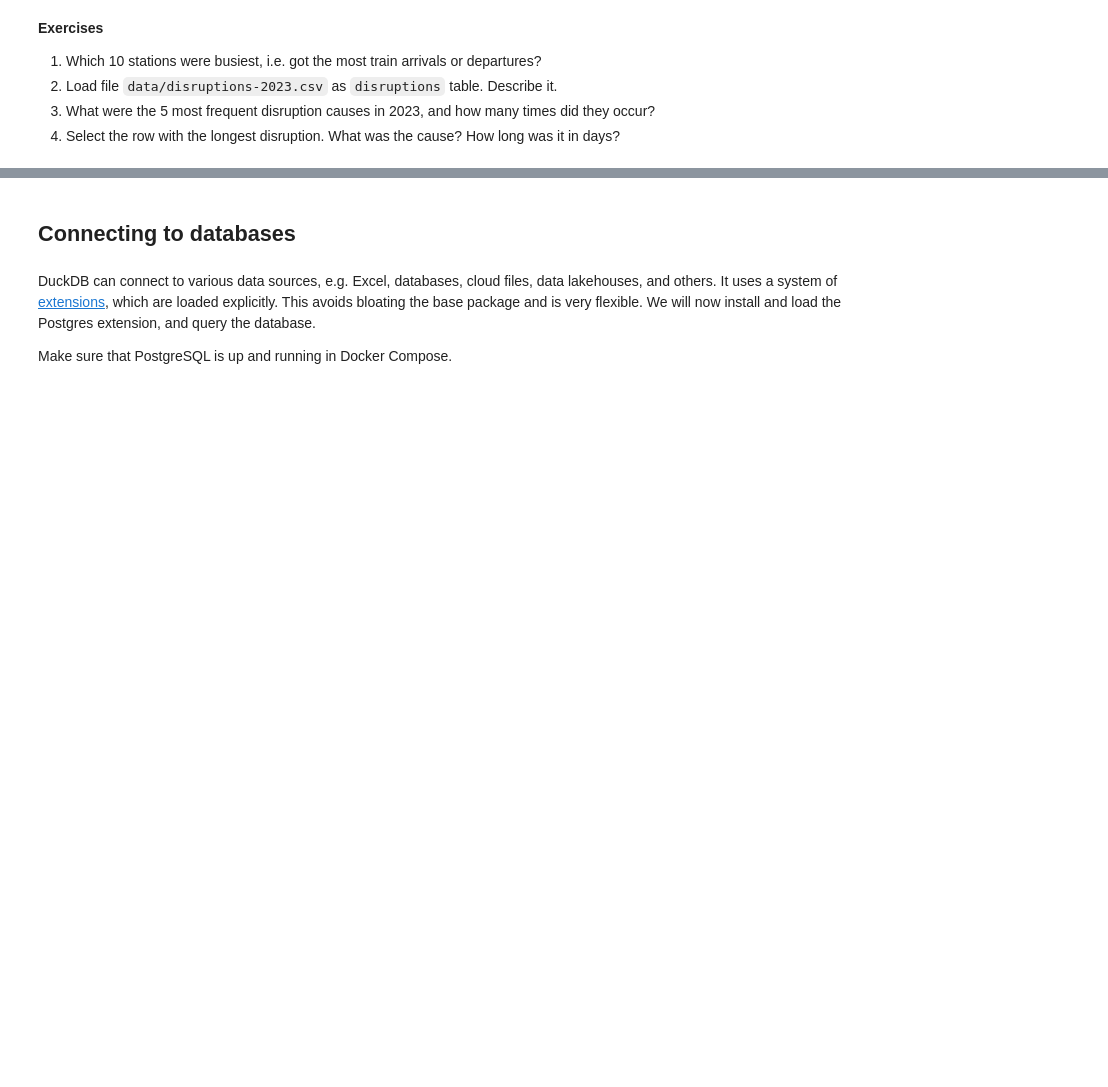
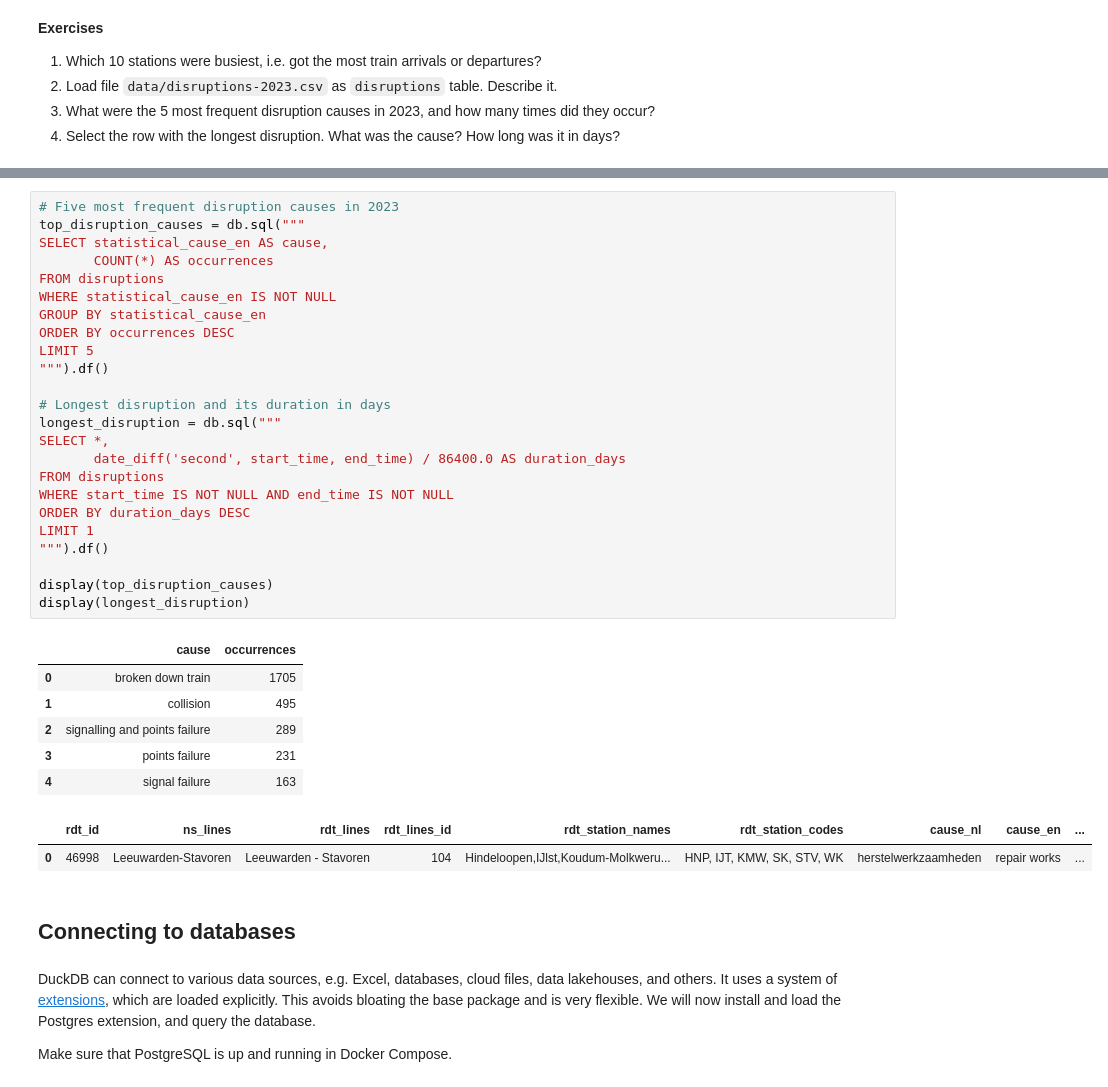
Before and after one commit to VictorRadelytskyi/MLOps_course_AGH, a Jupyter notebook: lab02/notebook_02_duckdb.ipynb, the cells around one changed output, grey strips where cells are left out. Saved outputs shown, nothing was run; the diff lists cells and outputs as text; blank space fills up the shorter version.

```diff
--- a/lab02/notebook_02_duckdb.ipynb
+++ b/lab02/notebook_02_duckdb.ipynb
@@ -124,3 +313,36 @@ ORDER BY avg_arrival_delay DESC
+# %%
+# Five most frequent disruption causes in 2023
+top_disruption_causes = db.sql("""
+SELECT statistical_cause_en AS cause,
+       COUNT(*) AS occurrences
+FROM disruptions
+WHERE statistical_cause_en IS NOT NULL
+GROUP BY statistical_cause_en
+ORDER BY occurrences DESC
+LIMIT 5
+""").df()
+
+# Longest disruption and its duration in days
+longest_disruption = db.sql("""
+SELECT *,
+       date_diff('second', start_time, end_time) / 86400.0 AS duration_days
+FROM disruptions
+WHERE start_time IS NOT NULL AND end_time IS NOT NULL
+ORDER BY duration_days DESC
+LIMIT 1
+""").df()
+
+display(top_disruption_causes)
+display(longest_disruption)
+# %% [output]
+|  | cause | occurrences |
+| 0 | broken down train | 1705 |
+| 1 | collision | 495 |
+| 2 | signalling and points failure | 289 |
+| 3 | points failure | 231 |
+| 4 | signal failure | 163 |
+|  | rdt_id | ns_lines | rdt_lines | rdt_lines_id | rdt_station_names | rdt_station_codes | cause_nl | cause_en | ... |
+| 0 | 46998 | Leeuwarden-Stavoren | Leeuwarden - Stavoren | 104 | Hindeloopen,IJlst,Koudum-Molkweru... | HNP, IJT, KMW, SK, STV, WK | herstelwerkzaamheden | repair works | ... |
 # %% [markdown]
 ## Connecting to databases
 # %% [markdown]
```
Also changed, not shown: parts of 27 cells of this notebook, 3 other files.
